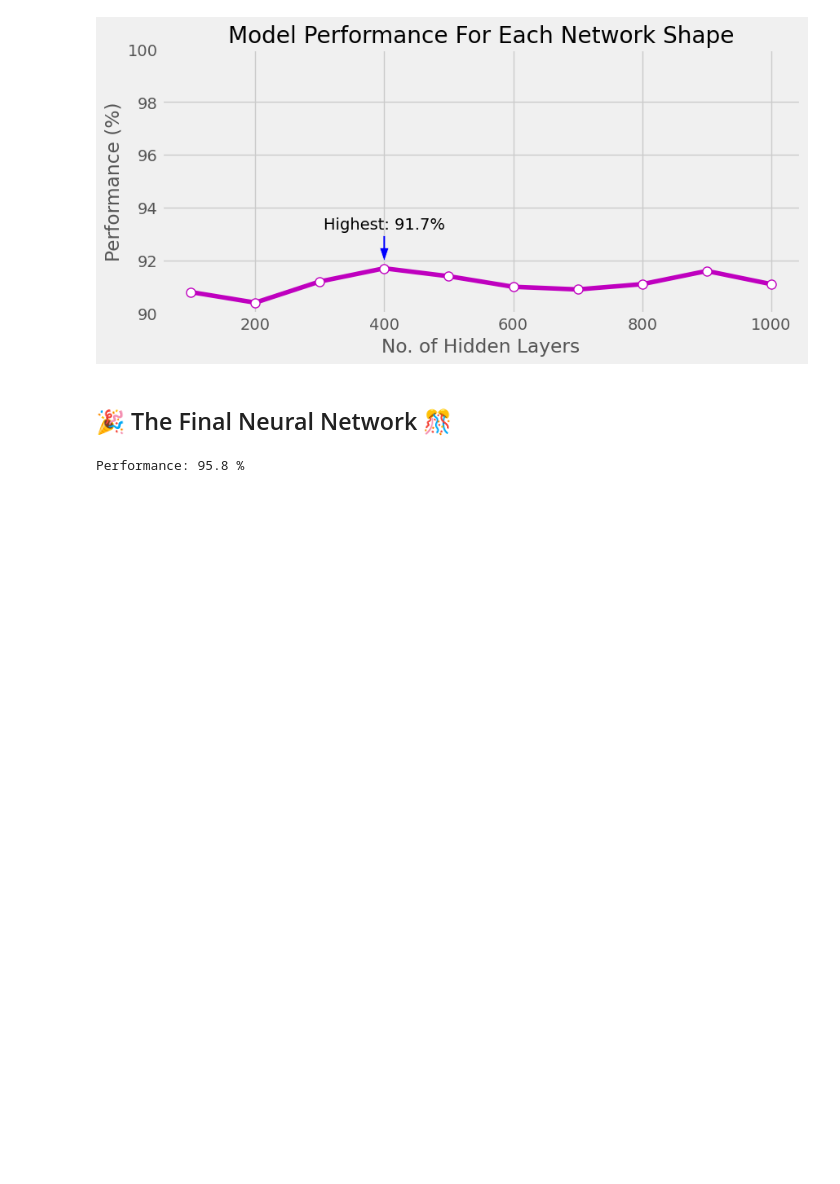
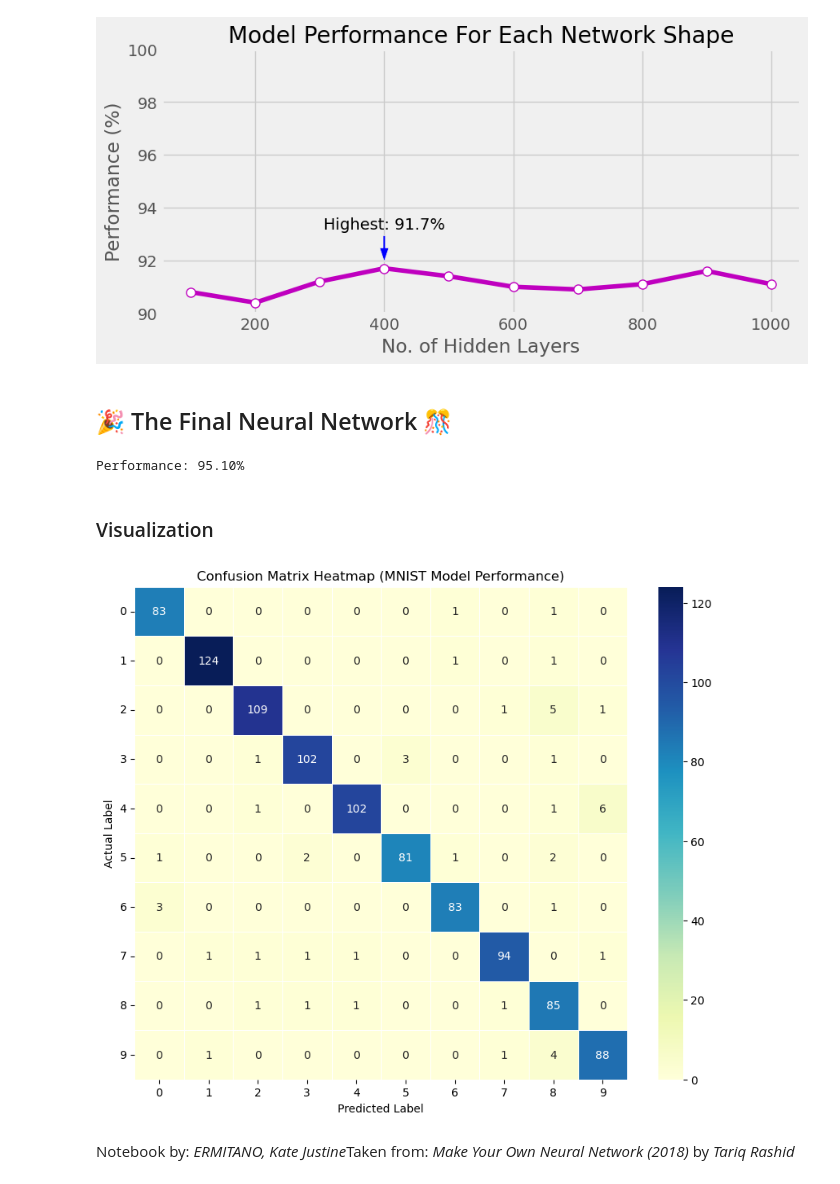
Before and after one commit to mitano-17/Let-s-Build-A-Neural-Network, a Jupyter notebook: my_neural_network.ipynb, the cells around one changed output. Drawn from its saved outputs; the diff is of its cells as text; code cells hidden in the pictures; blank space fills up the shorter version.

```diff
--- a/my_neural_network.ipynb
+++ b/my_neural_network.ipynb
@@ -1523,10 +1523,11 @@ for i in range(epochs):
         pass
 
     pass
+# %%
+# track total and correct predictions per label
+predictedCounts = []         # how many of each label we see
+correctCounts = []     # how many were predicted correctly
 # %%
-# define array holding scores on perfomance
-score = []
-
 # loop through records in the test data
 for n in testDataList:
     # split values
@@ -1544,18 +1545,17 @@ for n in testDataList:
     # index of highest value corresponds to label
     label = np.argmax(outputs)
 
-    # append values to score array
-    # if correct, add 1 to the array
-    if (label == correct):
-        score.append(1)
-    # if incorrect, add 0
-    else:
-        score.append(0)
+    correctCounts.append(correct)
+    predictedCounts.append(label)
 
     pass
 # %%
-# calculate performance of model
-scoreArray = np.asarray(score)
-print("Performance:", scoreArray.sum() / scoreArray.size * 100, "%")
+totalCorrect = np.sum(np.array(correctCounts) == np.array(predictedCounts))
+totalSamples = len(correctCounts)
+performance = (totalCorrect / totalSamples) * 100
+
+print(f"Performance: {performance:.2f}%")
 # %% [output]
-Performance: 95.8 %
+Performance: 95.10%
+# %% [markdown]
+<h3>Visualization</h3>
@@ -1561,0 +1565,18 @@ Performance: 95.8 %
+# %%
+# generate confusion matrix
+cm = confusion_matrix(correctCounts, predictedCounts)
+# %%
+plt.figure(figsize=(10, 8))
+sns.heatmap(cm, annot=True, fmt="d", cmap="YlGnBu", linewidths=0.5, square=True, cbar=True)
+
+plt.xlabel("Predicted Label")
+plt.ylabel("Actual Label")
+plt.title("Confusion Matrix Heatmap (MNIST Model Performance)")
+plt.xticks(np.arange(10) + 0.5, range(10))
+plt.yticks(np.arange(10) + 0.5, range(10), rotation=0)
+
+plt.show()
+# %% [output]
+[figure, added]
+# %% [markdown]
+Notebook by: <i>ERMITANO, Kate Justine</i></br>Taken from: <i>Make Your Own Neural Network (2018)</i> by <i>Tariq Rashid</i>
```
Also changed, not shown: parts of 5 cells of this notebook.
